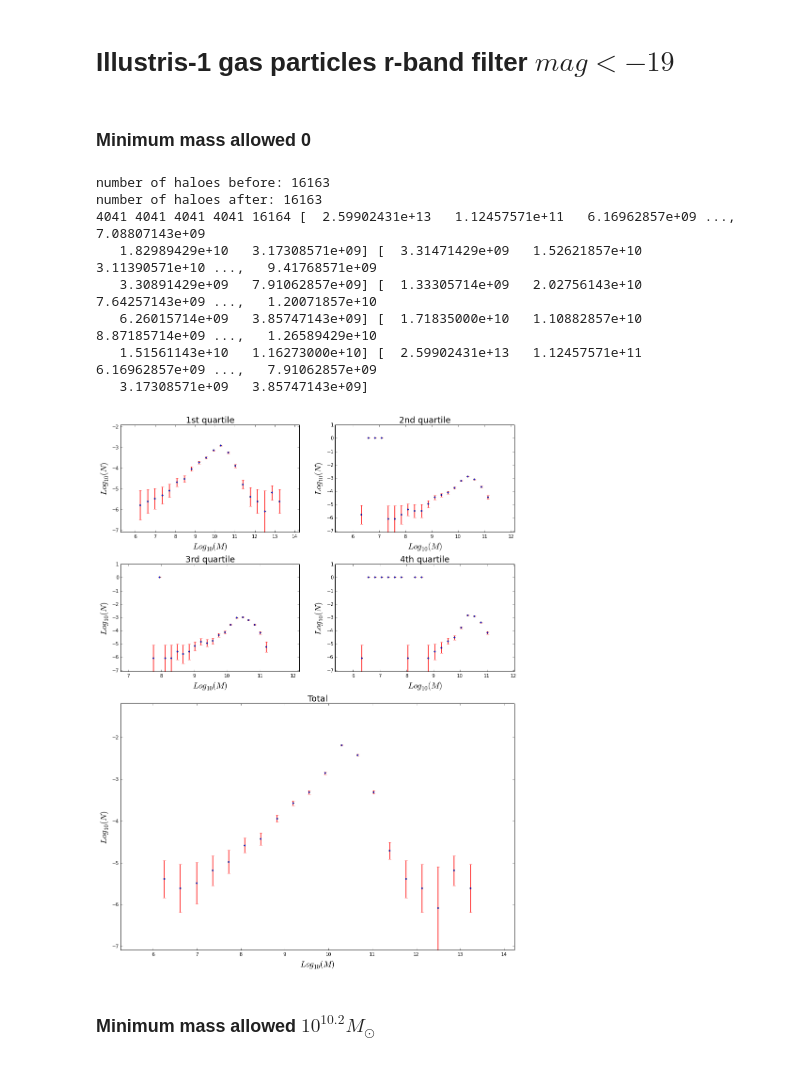
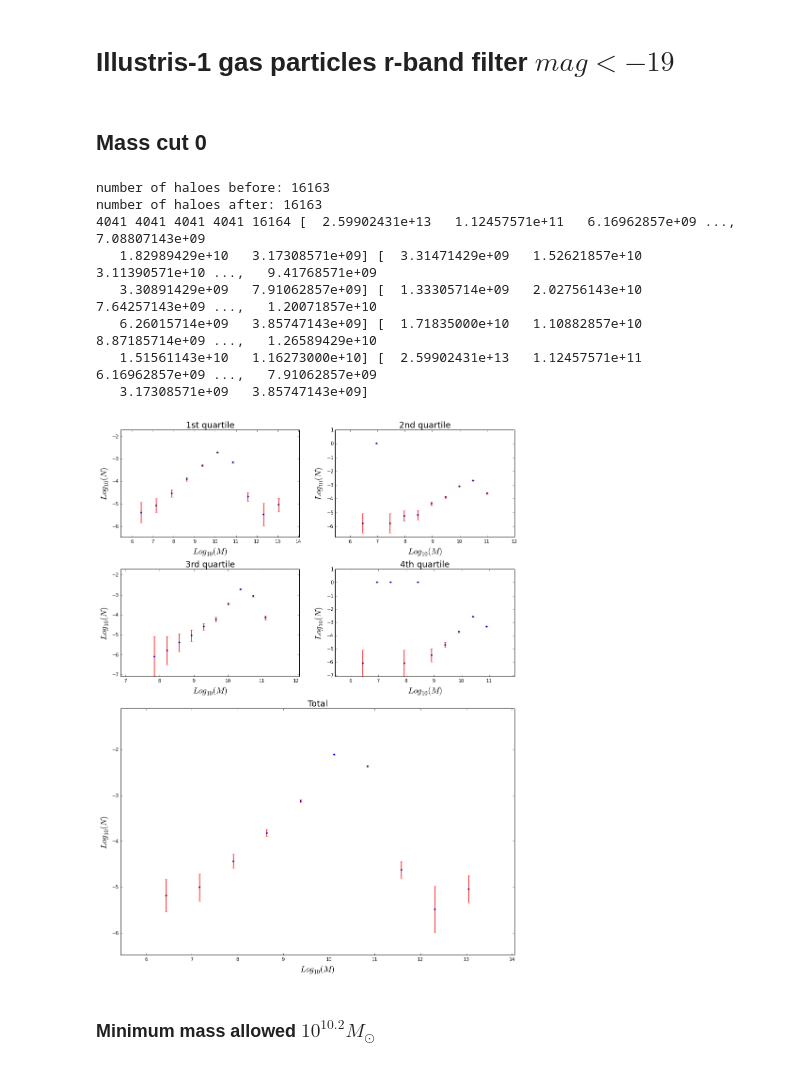
Before and after one commit to jdprada1760/Cornell_Summer, a Jupyter notebook: Illustris_Run/Code/Illustris quartiles.ipynb, the cells around one changed output. Drawn from its saved outputs; the diff is of its cells as text; code cells hidden in the pictures.

```diff
--- a/Illustris_Run/Code/Illustris quartiles.ipynb
+++ b/Illustris_Run/Code/Illustris quartiles.ipynb
@@ -10,7 +10,7 @@ Populating the interactive namespace from numpy and matplotlib
 #mass units
 M = (10.0**10)/0.7
 #vol of illustris run
-vol = (75.0(0.7)**3
+vol = (75.0/(0.7))**3
 print 75/0.7
 
 # Gives the x,y of the histogram for logmasses from the given array of mass
@@ -30,6 +30,12 @@ def Schechter(m,alpha,phi_s,m_s):
 def fit(tmp,bins):
     # tmp[0]:mj,  tmp[1]:nj
     return optimize.curve_fit(Schechter,tmp[0] ,tmp[1],p0=[-2.0,0,12], sigma = np.sqrt(tmp[1]*vol)/vol, maxfev = 100000)
+
+# Truncates float to n decimal parts
+def truncate(d,n):
+    before_dec, after_dec = str(d).split('.')
+    d = float('.'.join((before_dec, after_dec[0:n-1])))
+    return d
 # %% [output]
 107.142857143
 # %% [markdown]
@@ -208,20 +225,20 @@ number of haloes after: 158115
 # %% [markdown]
 # Illustris-1 gas particles r-band filter $mag <-19$
-# %% [markdown]
-### Minimum mass allowed 0
+# %% [markdown]
+## Mass cut 0
 # %%
-loadHaloes("env1_19.data",3.0,0,0)
-histo(20)
+loadHaloes("../data/nnEnv/env1_19.data",3.0,0,0)
+histo(10)
 # %% [output]
 number of haloes before: 16163
 number of haloes after: 16163
 4041 4041 4041 4041 16164 [  2.59902431e+13   1.12457571e+11   6.16962857e+09 ...,   7.08807143e+09
    1.82989429e+10   3.17308571e+09] [  3.31471429e+09   1.52621857e+10   3.11390571e+10 ...,   9.41768571e+09
    3.30891429e+09   7.91062857e+09] [  1.33305714e+09   2.02756143e+10   7.64257143e+09 ...,   1.20071857e+10
    6.26015714e+09   3.85747143e+09] [  1.71835000e+10   1.10882857e+10   8.87185714e+09 ...,   1.26589429e+10
    1.51561143e+10   1.16273000e+10] [  2.59902431e+13   1.12457571e+11   6.16962857e+09 ...,   7.91062857e+09
    3.17308571e+09   3.85747143e+09]
-[figure, old version]
+[figure, new version]
 # %% [markdown]
 ### Minimum mass allowed $10^{10.2} M_{\odot}$
 # %%
```
Also changed, not shown: parts of 15 cells of this notebook.
